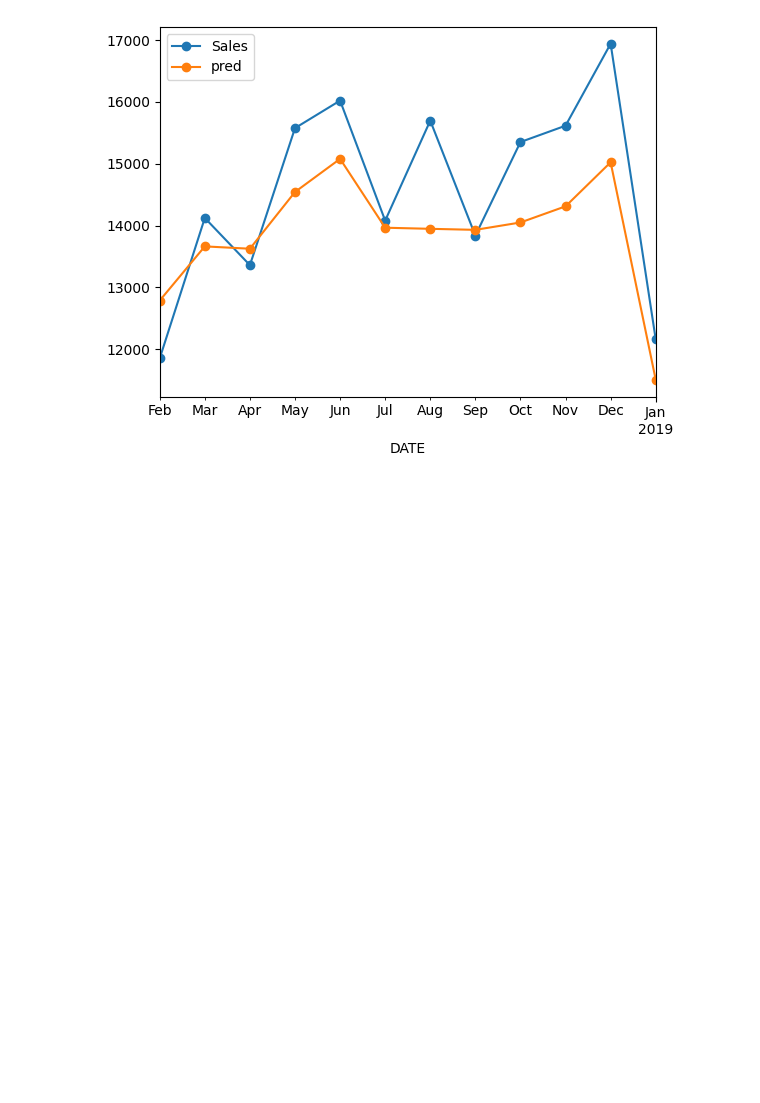
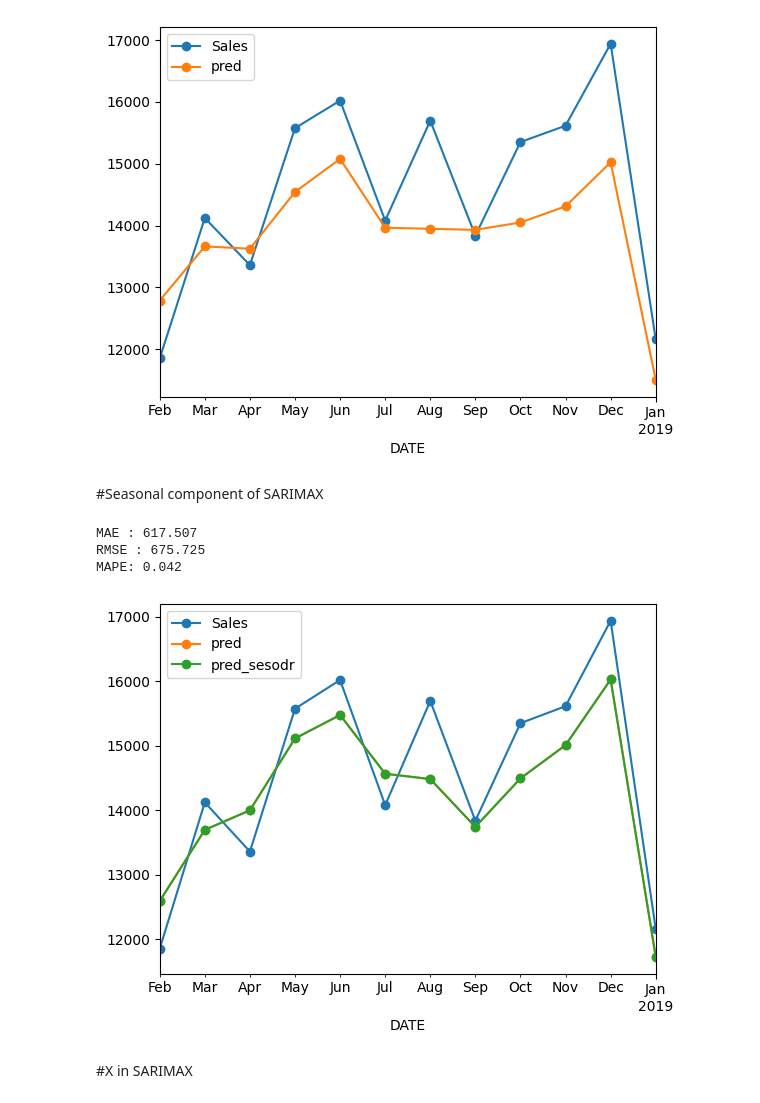
Before and after one commit to vidhu-psit/DataSciencePython, a Jupyter notebook: TimeSeries/TimeSeries.ipynb, the cells around one changed output. Drawn from its saved outputs; the diff is of its cells as text; code cells hidden in the pictures; blank space fills up the shorter version.

```diff
--- a/TimeSeries/TimeSeries.ipynb
+++ b/TimeSeries/TimeSeries.ipynb
@@ -767,3 +767,26 @@ test_x.plot(style='-o')
 # %% [output]
 <Axes: xlabel='DATE'>
 [figure]
+# %% [markdown]
+#Seasonal component of SARIMAX
+# %%
+# order = (p, d, q)
+# seasonal_order = (P, D, Q, s)
+#P --> how many past seasonal values to look for
+#D--> Diff level
+#Q--> How many past seasonal error to look for
+#s--> Seasonality
+model = SARIMAX(train_x.Sales, order = (5,1,3), seasonal_order=(1,1,1,12)) # ARIMA(5, 1, 3)
+model = model.fit(disp = False)
+test_x['pred_sesodr'] = model.forecast(steps=12)
+
+
+test_x.plot(style='-o')
+performance(test_x['Sales'], test_x['pred_sesodr'])
+# %% [output]
+MAE : 617.507
+RMSE : 675.725
+MAPE: 0.042
+[figure, added]
+# %% [markdown]
+#X in SARIMAX
```
Also changed, not shown: parts of 20 cells of this notebook.
